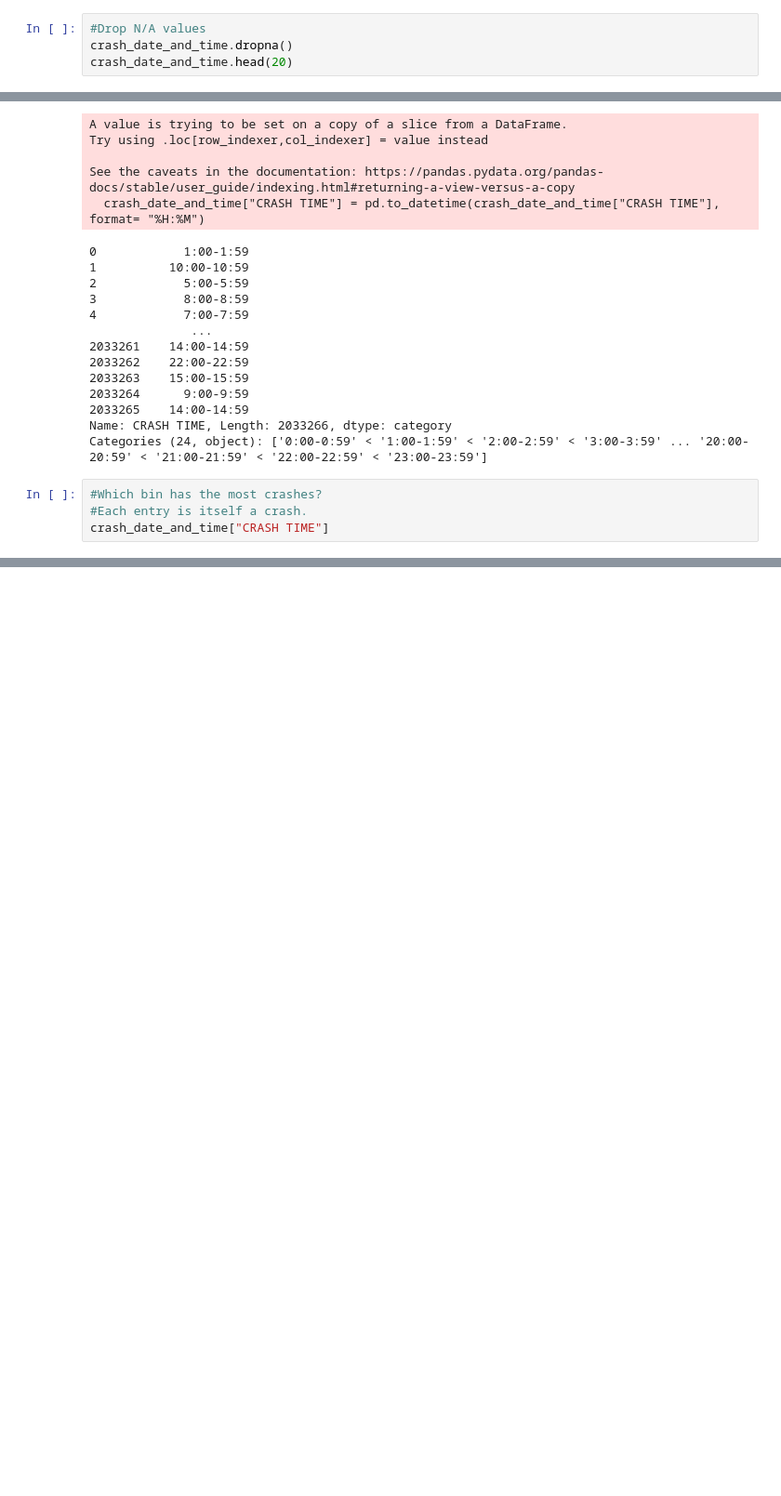
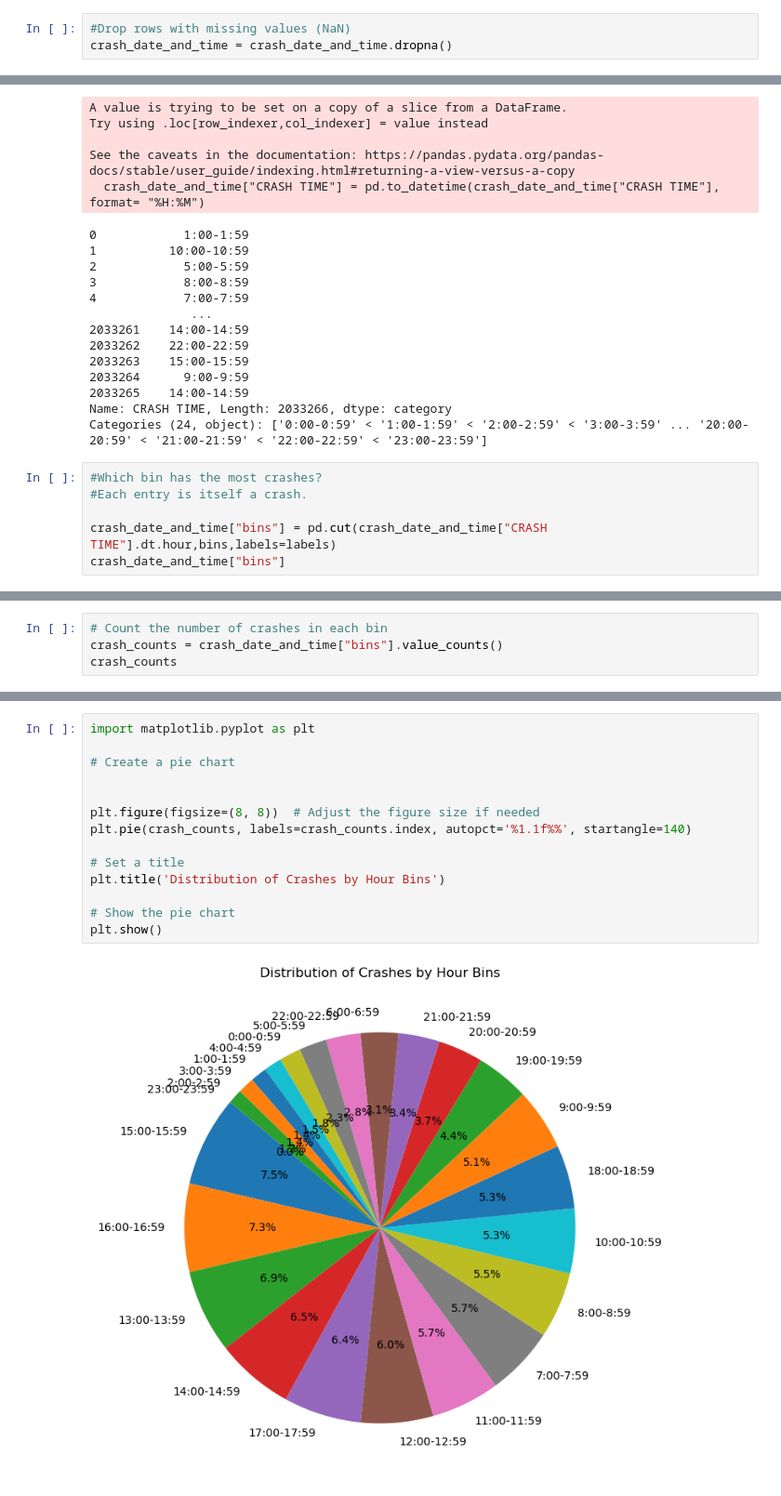
Before and after one commit to claytonstewart40/NYC-Vehicle-Collisions-Project-1, a Jupyter notebook: Q3/Question_3.ipynb, the cells around one changed output, grey strips where cells are left out. Shown at 93% size. Cells and saved outputs as stored; diff of their text form; blank space fills up the shorter version.

```diff
--- a/Q3/Question_3.ipynb
+++ b/Q3/Question_3.ipynb
@@ -38,6 +38,5 @@ crash_date_and_time
 | 2033265 | 09/19/2023 | 15:40 |
 2033266 rows × 2 columns
 # %%
-#Drop N/A values
-crash_date_and_time.dropna()
-crash_date_and_time.head(20)
+#Drop rows with missing values (NaN)
+crash_date_and_time = crash_date_and_time.dropna()
@@ -98,5 +79,7 @@ Categories (24, object): ['0:00-0:59' < '1:00-1:59' < '2:00-2:59' < '3:00-3:59'
 # %%
 #Which bin has the most crashes?
 #Each entry is itself a crash.
-crash_date_and_time["CRASH TIME"]
+
+crash_date_and_time["bins"] = pd.cut(crash_date_and_time["CRASH TIME"].dt.hour,bins,labels=labels)
+crash_date_and_time["bins"]
 # %% [output]
@@ -114,0 +104,4 @@ Name: CRASH TIME, Length: 2033266, dtype: datetime64[ns]
+# %%
+# Count the number of crashes in each bin
+crash_counts = crash_date_and_time["bins"].value_counts()
+crash_counts
@@ -114,0 +126,16 @@ Name: CRASH TIME, Length: 2033266, dtype: datetime64[ns]
+# %%
+import matplotlib.pyplot as plt
+
+# Create a pie chart
+
+
+plt.figure(figsize=(8, 8))  # Adjust the figure size if needed
+plt.pie(crash_counts, labels=crash_counts.index, autopct='%1.1f%%', startangle=140)
+
+# Set a title
+plt.title('Distribution of Crashes by Hour Bins')
+
+# Show the pie chart
+plt.show()
+# %% [output]
+[figure, added]
```
Also changed, not shown: parts of 4 cells of this notebook.
